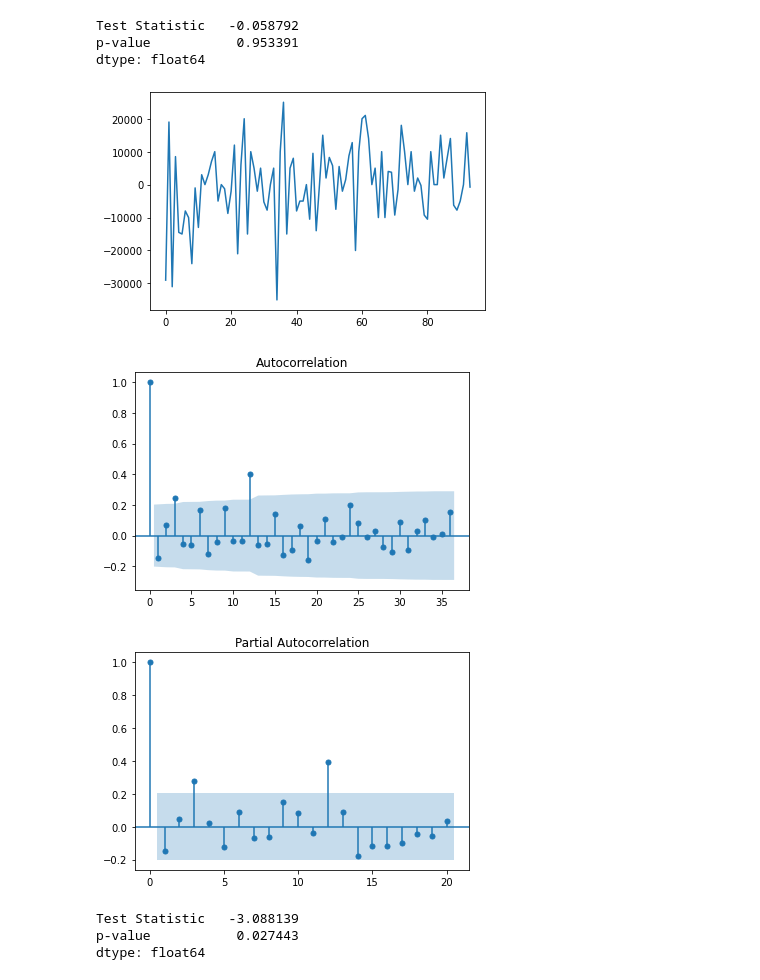
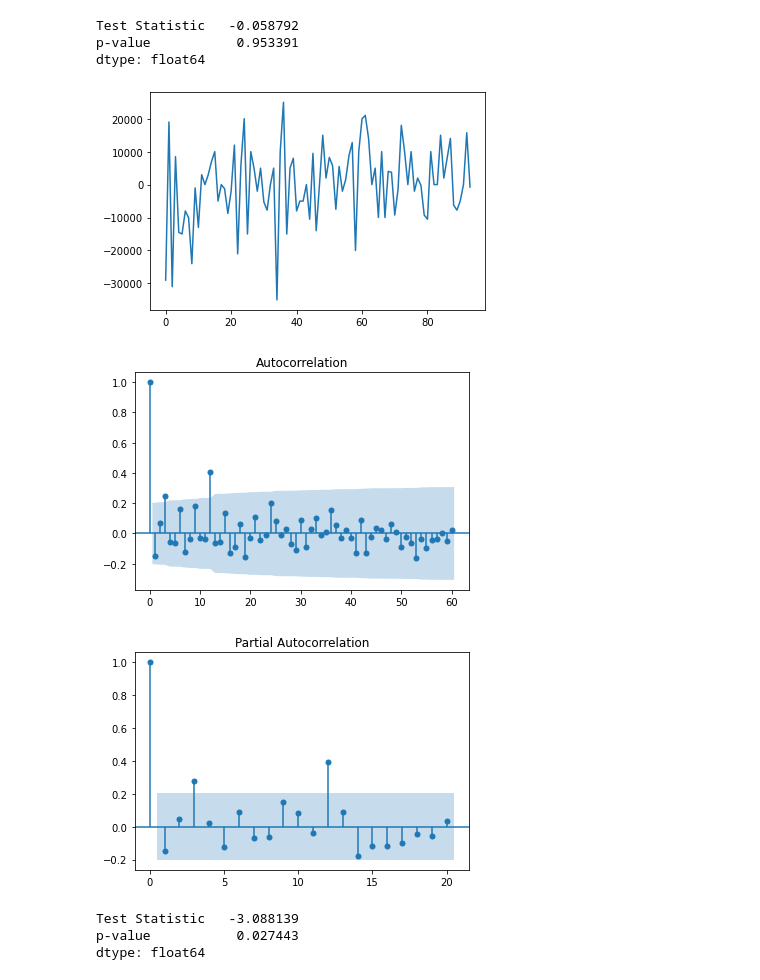
Before and after one commit to vishwasprabhu/Time_series_final_project, a Jupyter notebook: Project_Vishwas_SARIMAX.ipynb, the cells around one changed output. Drawn from its saved outputs; the diff is of its cells as text; code cells hidden in the pictures.

```diff
--- a/Project_Vishwas_SARIMAX.ipynb
+++ b/Project_Vishwas_SARIMAX.ipynb
@@ -73,23 +82,23 @@ dtype: float64
 # %%
 #Differencing
 def diff(data, interval=1):
     diff = list()
     for i in range(interval, len(data)):
         value = data[i] - data[i - interval]
         diff.append(value)
     return diff
 
 # fit a trend only model
 # determine d
 d1 = diff(train.sold_price, 1)
 plt.plot(d1)
-plot_acf(d1,lags=36)
+plot_acf(d1,lags=60)
 plt.show()
 plot_pacf(d1,lags=20)
 plt.show()
 # %% [output]
 [figure]
-[figure, old version]
+[figure, new version]
 [figure]
 # %%
 diff_1 = diff(train.sold_price,interval=1)
```
Also changed, not shown: parts of 25 cells of this notebook, 3 other files.
